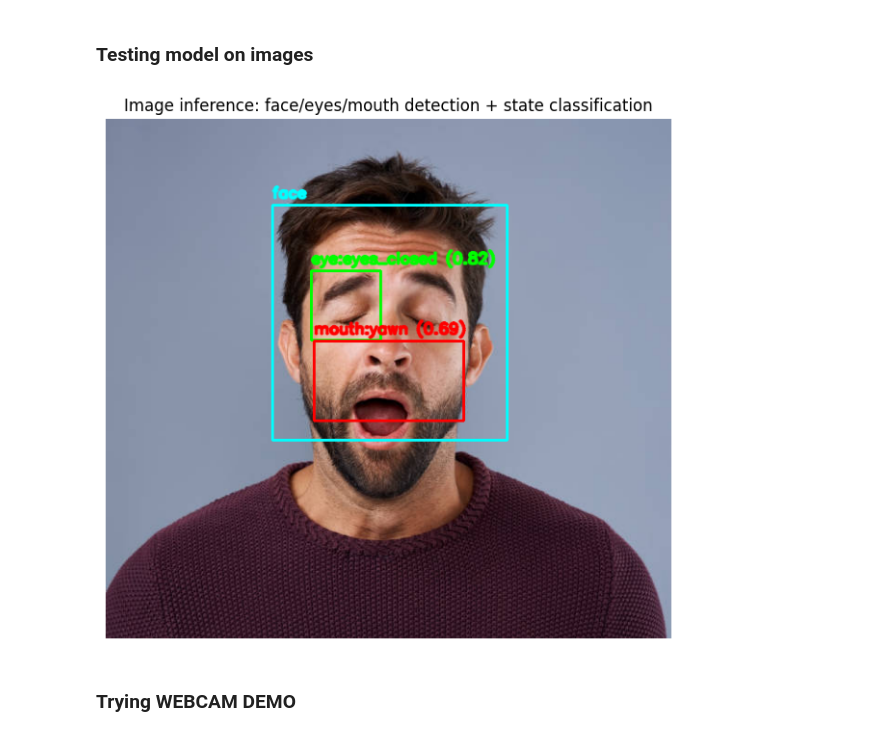
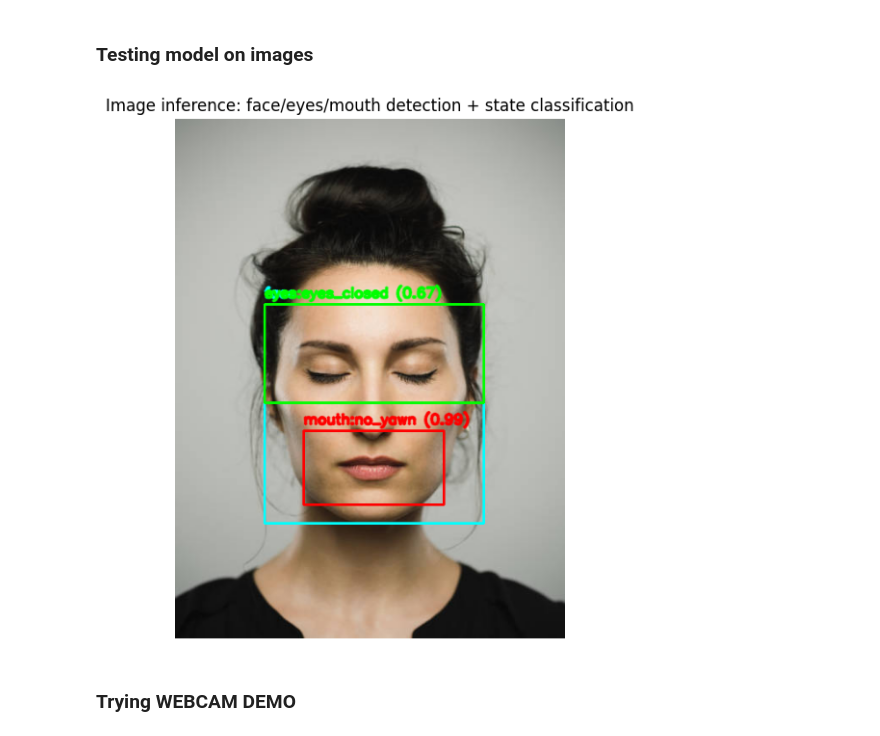
Before and after one commit to DanielMelo46/Neural_Networks_Project, a Jupyter notebook: drowsiness_detection.ipynb, the cells around one changed output. Drawn from its saved outputs; the diff is of its cells as text; code cells hidden in the pictures.

```diff
--- a/drowsiness_detection.ipynb
+++ b/drowsiness_detection.ipynb
@@ -653,21 +703,21 @@ def detect_and_annotate_states(image_bgr):
 ### Testing model on images
 # %%
 # IMAGE DEMO: set any local image path here and run this cell.
-image_path = "test_im_2.jpg"
+image_path = "test_im.jpg"
 
 image_bgr = cv2.imread(image_path)
 if image_bgr is None:
     raise FileNotFoundError(f"Could not read image: {image_path}")
 
 annotated = detect_and_annotate_states(image_bgr)
 
 plt.figure(figsize=(10, 7))
 plt.imshow(cv2.cvtColor(annotated, cv2.COLOR_BGR2RGB))
 plt.axis("off")
 plt.title("Image inference: face/eyes/mouth detection + state classification")
 plt.show()
 # %% [output]
-[figure, old version]
+[figure, new version]
 # %% [markdown]
 ### Trying WEBCAM DEMO
 # %%
```
Also changed, not shown: parts of 14 cells of this notebook, 3 other files.
